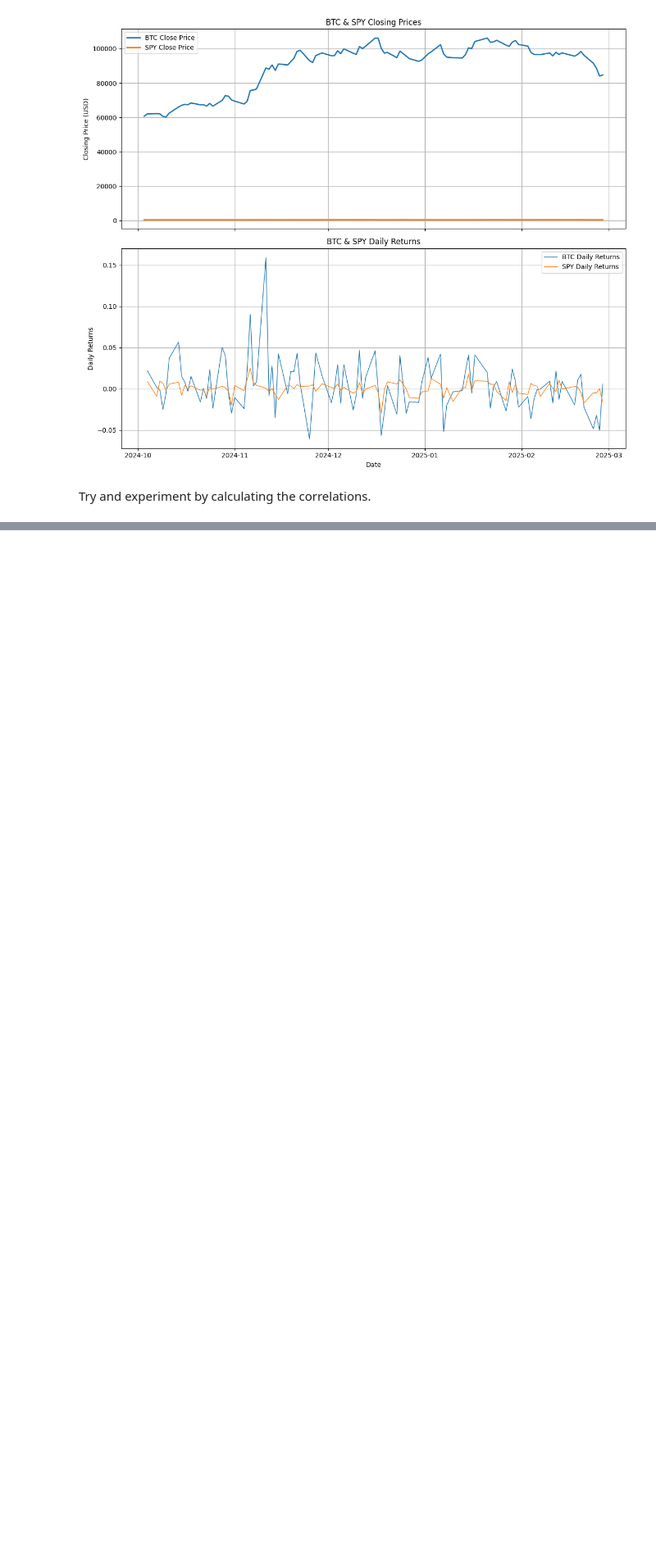
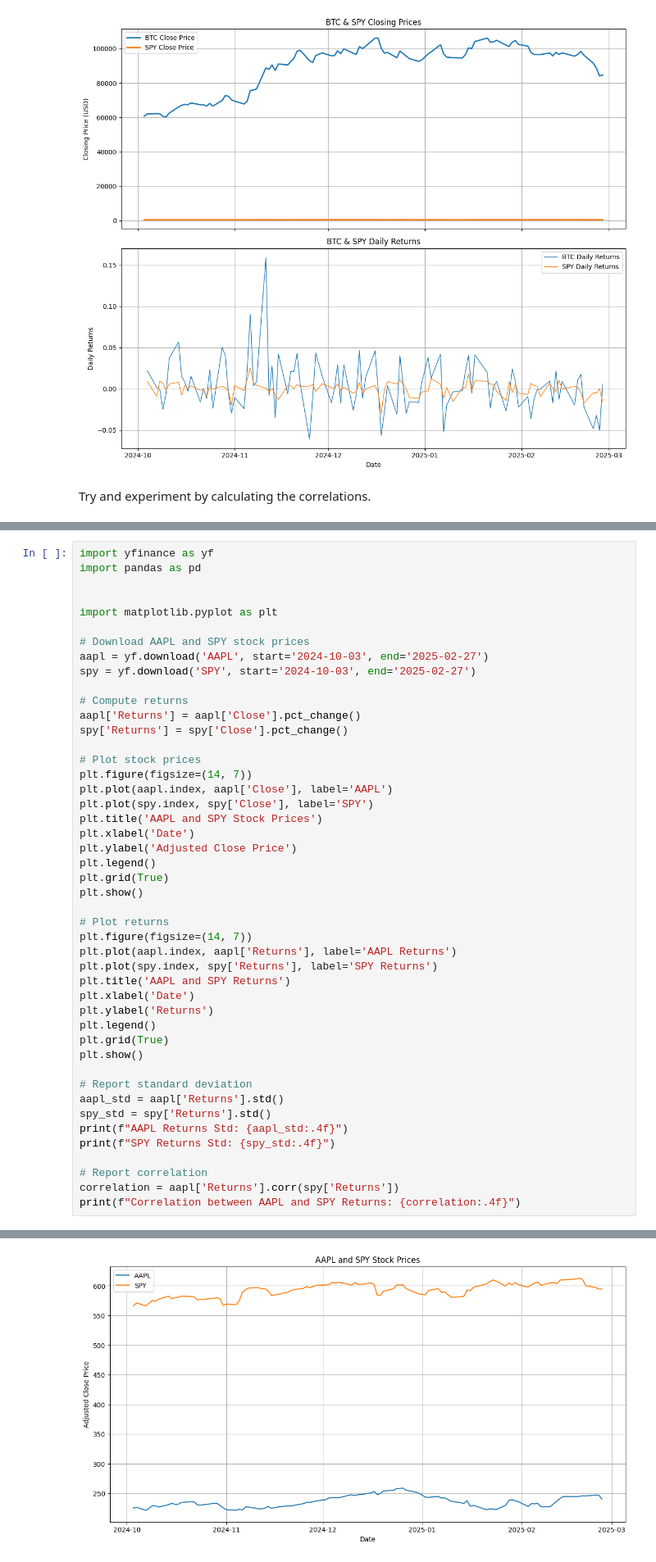
Before and after one commit to seanwschang/ECON-220-Lab, a Jupyter notebook: Week 7/ECON220_Week7.ipynb, the cells around one changed output, grey strips where cells are left out. Shown: that part at 82% size. Saved outputs shown, nothing was run; the diff lists cells and outputs as text; blank space fills up the shorter version.

```diff
--- a/Week 7/ECON220_Week7.ipynb
+++ b/Week 7/ECON220_Week7.ipynb
@@ -348,0 +351,47 @@ Try and experiment by calculating the correlations.
+# %%
+import yfinance as yf
+import pandas as pd
+
+
+import matplotlib.pyplot as plt
+
+# Download AAPL and SPY stock prices
+aapl = yf.download('AAPL', start='2024-10-03', end='2025-02-27')
+spy = yf.download('SPY', start='2024-10-03', end='2025-02-27')
+
+# Compute returns
+aapl['Returns'] = aapl['Close'].pct_change()
+spy['Returns'] = spy['Close'].pct_change()
+
+# Plot stock prices
+plt.figure(figsize=(14, 7))
+plt.plot(aapl.index, aapl['Close'], label='AAPL')
+plt.plot(spy.index, spy['Close'], label='SPY')
+plt.title('AAPL and SPY Stock Prices')
+plt.xlabel('Date')
+plt.ylabel('Adjusted Close Price')
+plt.legend()
+plt.grid(True)
+plt.show()
+
+# Plot returns
+plt.figure(figsize=(14, 7))
+plt.plot(aapl.index, aapl['Returns'], label='AAPL Returns')
+plt.plot(spy.index, spy['Returns'], label='SPY Returns')
+plt.title('AAPL and SPY Returns')
+plt.xlabel('Date')
+plt.ylabel('Returns')
+plt.legend()
+plt.grid(True)
+plt.show()
+
+# Report standard deviation
+aapl_std = aapl['Returns'].std()
+spy_std = spy['Returns'].std()
+print(f"AAPL Returns Std: {aapl_std:.4f}")
+print(f"SPY Returns Std: {spy_std:.4f}")
+
+# Report correlation
+correlation = aapl['Returns'].corr(spy['Returns'])
+print(f"Correlation between AAPL and SPY Returns: {correlation:.4f}")
+# %% [output]
@@ -348,0 +400 @@ Try and experiment by calculating the correlations.
+[figure, added]
```
Also changed, not shown: parts of 4 cells of this notebook.
